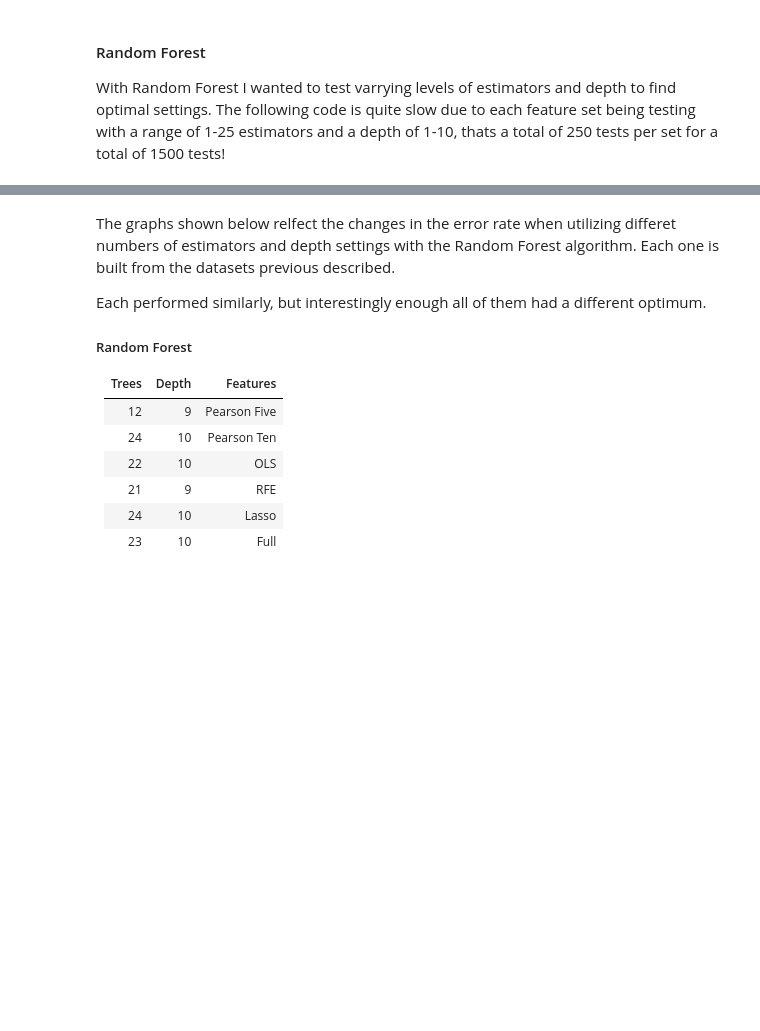
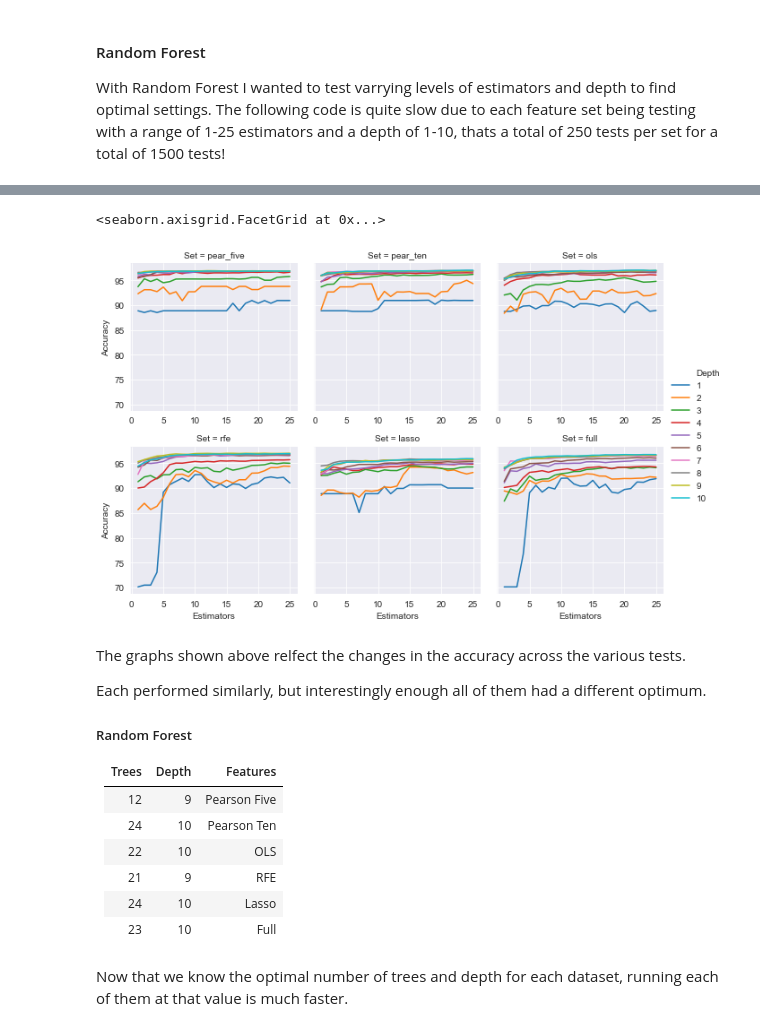
Before and after one commit to ericborn/LoL, a Jupyter notebook: LoL_predictions.ipynb, the cells around one changed output, grey strips where cells are left out. Saved outputs shown, nothing was run; the diff lists cells and outputs as text; code cells hidden in the pictures; blank space fills up the shorter version.

```diff
--- a/LoL_predictions.ipynb
+++ b/LoL_predictions.ipynb
@@ -937,5 +938,20 @@ print('Full:\nOptimal trees:', trees_depth[10],
+# %%
+# Create plots for the above test to show accuracy rates
+# Create palette
+palette = dict(zip(rf_accuracy_df.Depth.unique(),
+                   sns.color_palette("tab10", 10)))
+
+# Plot
+sns.relplot(x="Estimators", y="Accuracy",
+            hue="Depth", col="Set",
+            palette=palette, col_wrap=3,
+            height=3, aspect=1, facet_kws=dict(sharex=False),
+            kind="line", legend="full", data=rf_accuracy_df)
+# %% [output]
+<seaborn.axisgrid.FacetGrid at 0x...>
+[figure, added]
 # %% [markdown]
-The graphs shown below relfect the changes in the error rate when utilizing differet numbers of estimators and depth settings with the Random Forest algorithm. Each one is built from the datasets previous described.
+The graphs shown above relfect the changes in the accuracy across the various tests.
 
 Each performed similarly, but interestingly enough all of them had a different optimum.
 
@@ -948,3 +964,5 @@ Each performed similarly, but interestingly enough all of them had a different o
 | 21 | 9 | RFE |
 | 24 | 10 | Lasso |
 | 23 | 10 | Full |
+# %% [markdown]
+Now that we know the optimal number of trees and depth for each dataset, running each of them at that value is much faster.
```
Also changed, not shown: parts of 4 cells of this notebook.
